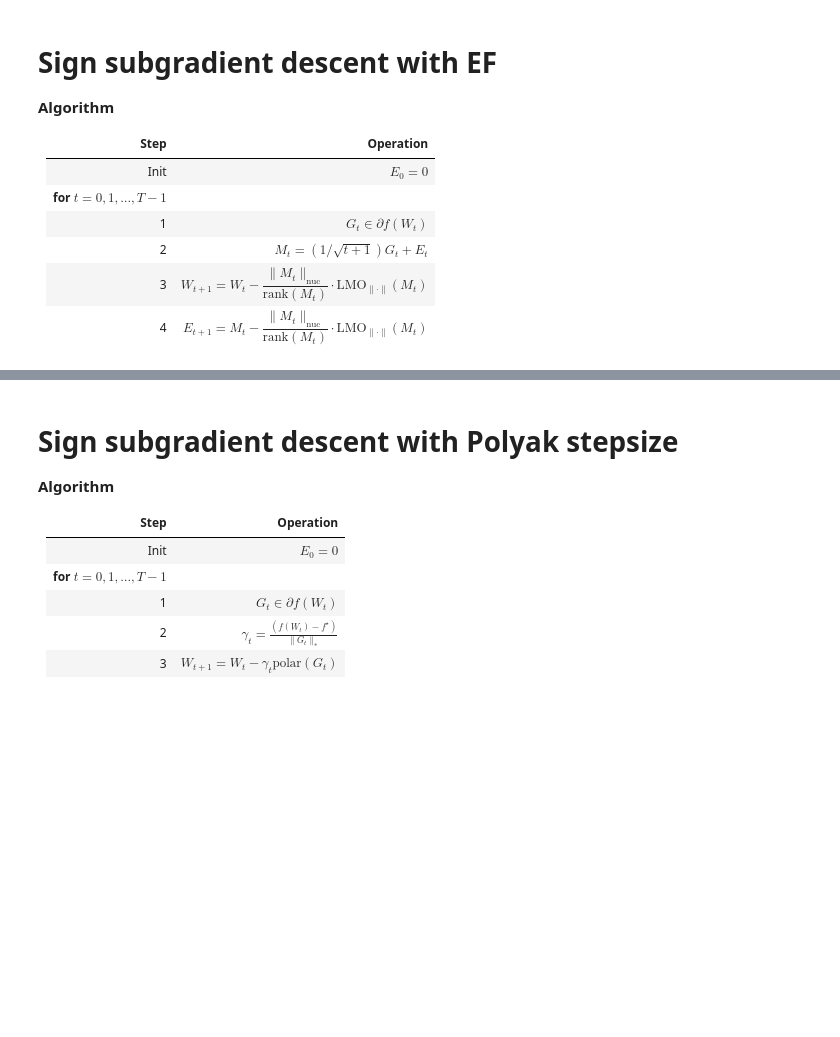
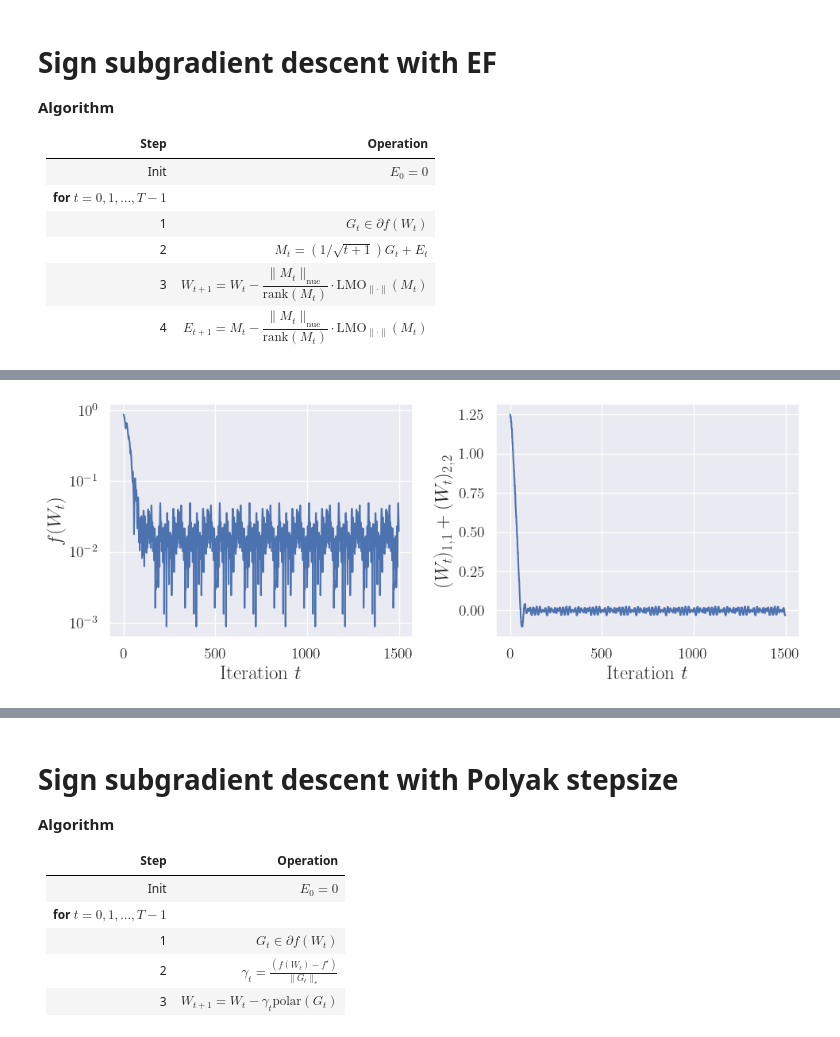
Before and after one commit to parshakova/nonsmooth_lipschitz, a Jupyter notebook: counterexample.ipynb, the cells around one changed output, grey strips where cells are left out. Drawn from its saved outputs; the diff is of its cells as text; code cells hidden in the pictures; blank space fills up the shorter version.

```diff
--- a/counterexample.ipynb
+++ b/counterexample.ipynb
@@ -116,0 +133,14 @@ plot_trajectory(ws, w0, c, n_show=1500, filename=experiment_name)
+# %%
+w0 = np.array([0.75, 0.5])
+c = 0.5
+beta = 0.9
+# %%
+w, logging = sign_subgradient_descent_ef_momentum(w0=w0, c=c, p=p, q=q, beta=0.9, s=0, max_iters=1500,
+                                                  fixed_gamma=True)
+ws = np.array(logging["w"])
+# %%
+experiment_name = "countex_sign_subgrad_ef_gamma_t"
+plot_loss_and_w_sum(ws, logging, filename=f"{experiment_name}_loss_and_w_sum",
+                    xlog=False, max_iter=1500)
+# %% [output]
+[figure, added]
```
Also changed, not shown: parts of 14 cells of this notebook, 1 other file.
